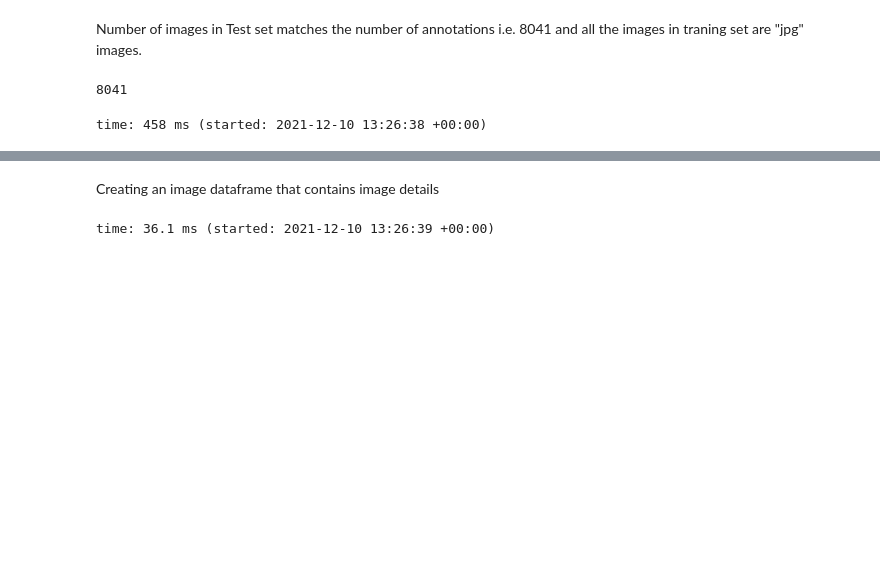
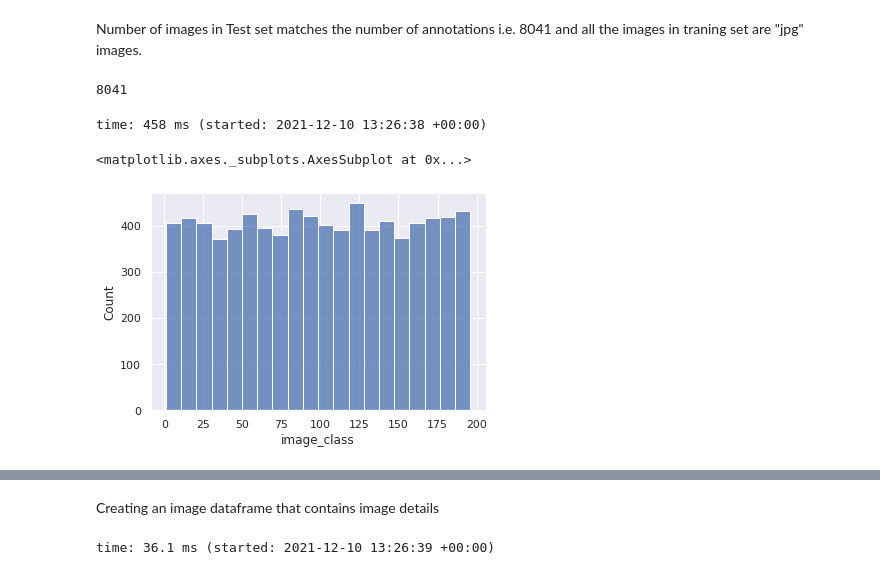
Before and after one commit to girijeshcse/car_finder, a Jupyter notebook: notebooks/Capstone_Project_CV2_Kishore.ipynb, the cells around one changed output, grey strips where cells are left out. Saved outputs shown, nothing was run; the diff lists cells and outputs as text; code cells hidden in the pictures; blank space fills up the shorter version.

```diff
--- a/notebooks/Capstone_Project_CV2_Kishore.ipynb
+++ b/notebooks/Capstone_Project_CV2_Kishore.ipynb
@@ -177,3 +180,10 @@ len(image_path)
 # %% [output]
 8041
 time: 458 ms (started: 2021-12-10 13:26:38 +00:00)
+# %%
+# Number of images in each class is almost same it is evenly balanced
+sns.set_theme(style="darkgrid")
+sns.histplot(x=df_train_224['image_class'],bins = 20)
+# %% [output]
+<matplotlib.axes._subplots.AxesSubplot at 0x...>
+[figure, added]
```
Also changed, not shown: parts of 36 cells of this notebook.
